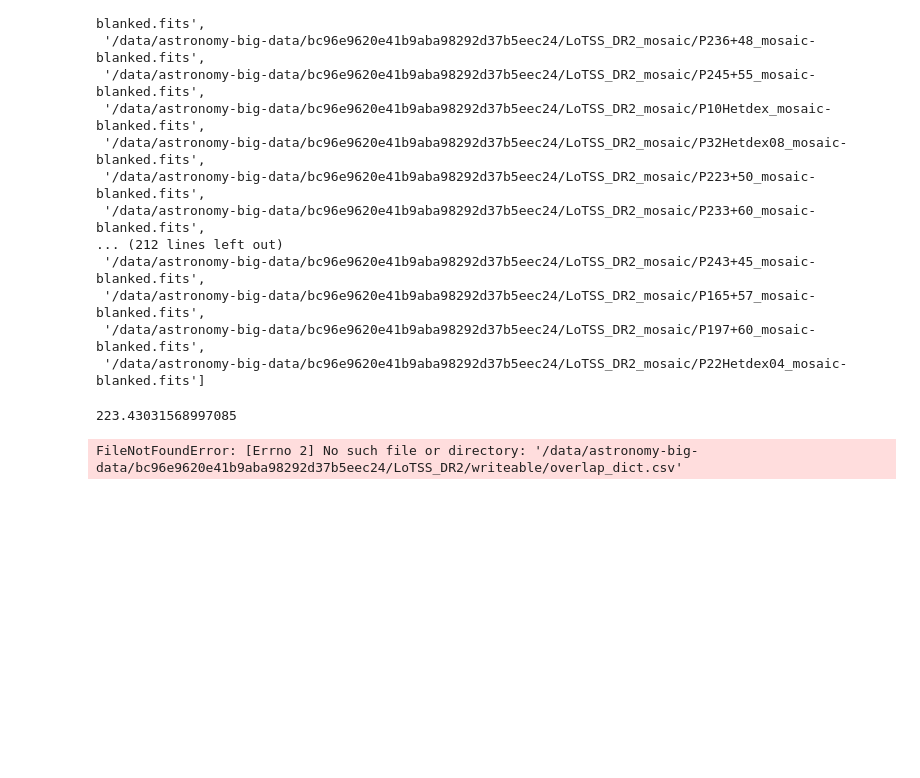
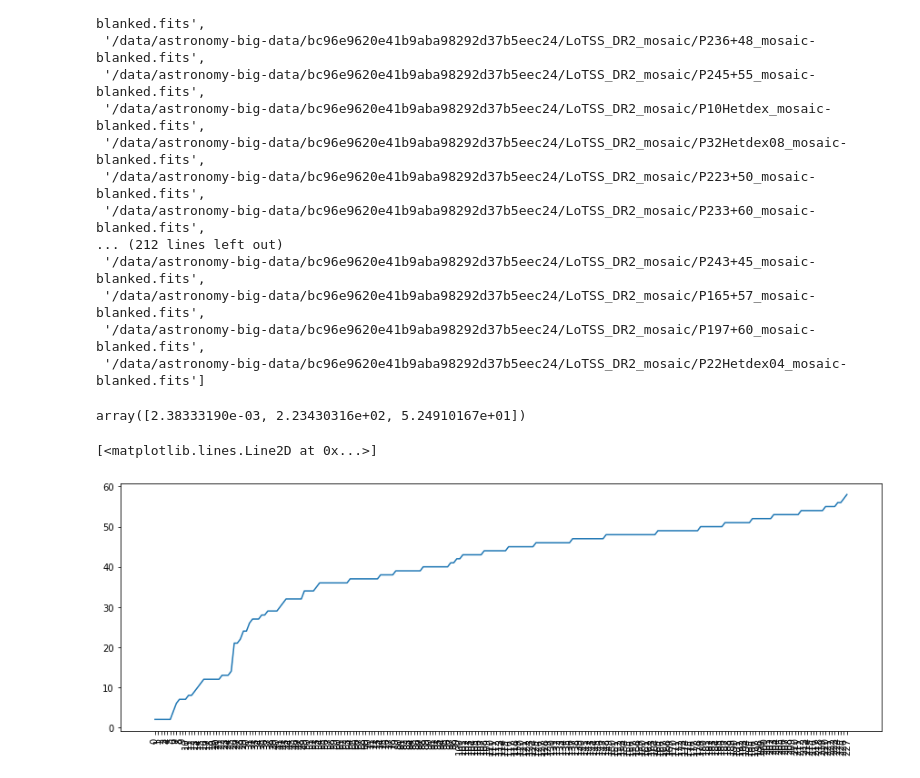
Before and after one commit to JasperO98/dr2, a Jupyter notebook: Jasper/find_edge.ipynb, the cells around one changed output. Cells and saved outputs as stored; diff of their text form; code cells hidden in the pictures; blank space fills up the shorter version.

Commit message:
overlap csv

```diff
--- a/Jasper/find_edge.ipynb
+++ b/Jasper/find_edge.ipynb
@@ -83,13 +83,14 @@ ra, dec = w.all_pix2world(x/2, y/2, 0, ra_dec_order=True)
 def mosaic(file):
     hdul = fits.open(file)
     data = hdul[0].data # The intensity data
+    conv = hdul[0]._header["BMAJ"]
 
     x = hdul[0]._header['NAXIS1']
     y = hdul[0]._header['NAXIS2']
     center = (x/2, y/2)
 
     finite_area = np.sum(np.isfinite(data))
-    radius = np.sqrt(finite_area/pi) * pi * pow((hdul[0]._header['BMAJ'] * 3600), 2) / (4 * log(2))
+    radius = np.sqrt(finite_area/pi) * conv
 
     w = WCS(hdul[0].header)
     ra, dec = w.all_pix2world(x/2, y/2, 0, ra_dec_order=True)
@@ -128,13 +129,15 @@ info = test.collect()
 type(info)
 info[0]
 # %% [output]
-223.43031568997085
+array([2.38333190e-03, 2.23430316e+02, 5.24910167e+01])
 # %%
-overlap_dict = {k: [] for k in fits_files}
+overlap_dict = {k.split('/')[-1]: [] for k in fits_files}
 
 for i, f1 in enumerate(fits_files):
+    f1 = f1.split('/')[-1]
     for j, f2 in enumerate(fits_files):
         if j > i:
+            f2 = f2.split('/')[-1]
             offset = np.array((info[i][1] - info[j][1], info[i][2] - info[j][2]))
             distance = np.sqrt(np.sum(np.power(offset, 2)))
             radius = info[i][0] + info[j][0]
@@ -142,9 +145,7 @@ for i, f1 in enumerate(fits_files):
                 overlap_dict[f1].append(f2)
                 overlap_dict[f2].append(f1)
 # %%
-with open(os.path.join(DR2_path), 'w') as outfile:
-    outfile.write('fitsfile,center_ra,center_dec,radius,overlaps')
+with open(os.path.join('overlap_dict.csv'), 'w') as outfile:
+    outfile.write('fitsfile;center_ra;center_dec;radius;overlaps')
     for i, fi in enumerate(fits_files):
-        outfile.write('\n{},{},{},{},{}'.format(f1, info[i][1], info[i][2], info[i][0], ';'.join(overlap_dict[f1])))
+        outfile.write('\n{};{};{};{};{}'.format(f1, info[i][1], info[i][2], info[i][0], ','.join(overlap_dict[f1])))
-# %% [output]
-FileNotFoundError: [Errno 2] No such file or directory: '/data/astronomy-big-data/bc96e9620e41b9aba98292d37b5eec24/LoTSS_DR2/writeable/overlap_dict.csv'
@@ -152,0 +152,16 @@ sc.stop()
+# %%
+import matplotlib.pyplot as plt
+
+x = range(len(fits_files))
+y = [len(overlap_dict[i]) for i in overlap_dict.keys()]
+
+labels = [fits_files[X].split('/')[-1] for Y, X in sorted(zip(y,x), key=lambda pair: pair[0])]
+
+#print(labels)
+
+fig = plt.figure(figsize=(15,5))
+plt.xticks(range(len(labels)), rotation=90)
+plt.plot(x, sorted(y))
+# %% [output]
+[<matplotlib.lines.Line2D at 0x...>]
+[figure, added]
```
Also changed, not shown: parts of 3 cells of this notebook, 1 other file.
